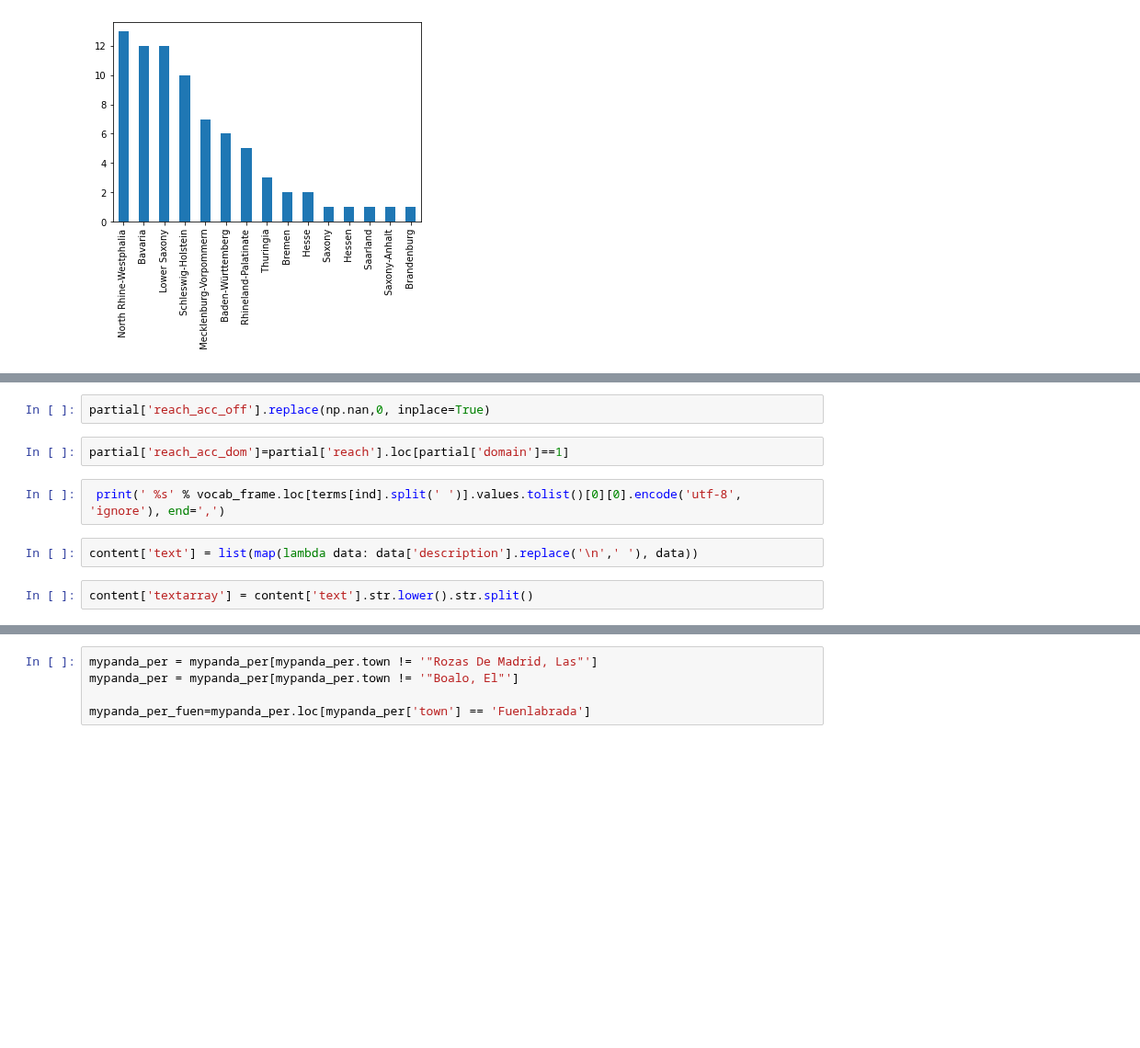
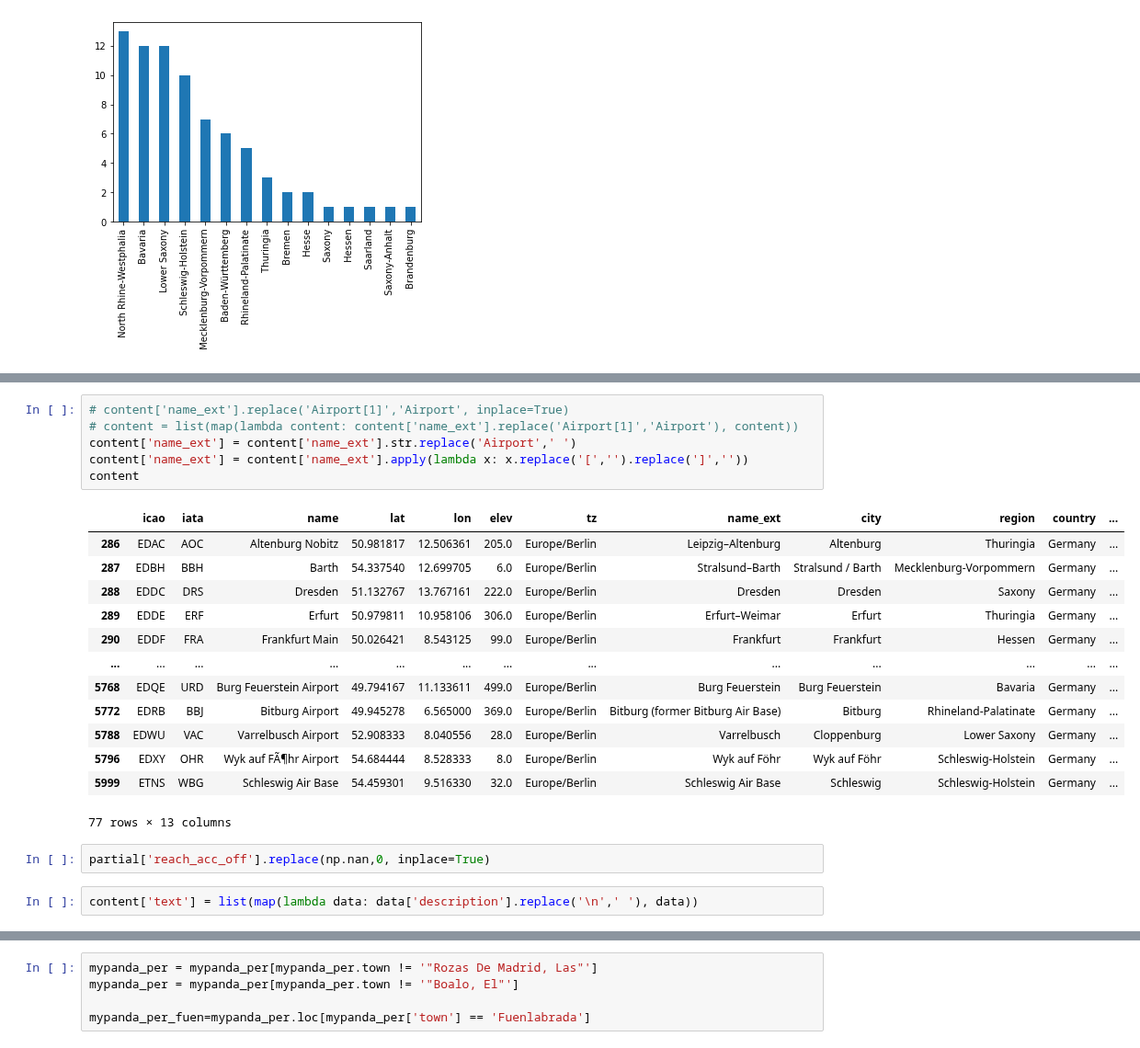
Before and after one commit to Datavizcowboy/PythonDatavizToolbox, a Jupyter notebook: Notebooks/01-Data_Structures/04-Pandas_Text_Filtering_Cleaning.ipynb, the cells around one changed output, grey strips where cells are left out. Shown at 92% size. Drawn from its saved outputs; the diff is of its cells as text; blank space fills up the shorter version.

Commit message:
Text cleaning

```diff
--- a/Notebooks/01-Data_Structures/04-Pandas_Text_Filtering_Cleaning.ipynb
+++ b/Notebooks/01-Data_Structures/04-Pandas_Text_Filtering_Cleaning.ipynb
@@ -108,10 +132,24 @@ rankingpost = rankingpost.reset_index()
+# %%
+# content['name_ext'].replace('Airport[1]','Airport', inplace=True)
+# content = list(map(lambda content: content['name_ext'].replace('Airport[1]','Airport'), content))
+content['name_ext'] = content['name_ext'].str.replace('Airport',' ')
+content['name_ext'] = content['name_ext'].apply(lambda x: x.replace('[','').replace(']',''))
+content
+# %% [output]
+|  | icao | iata | name | lat | lon | elev | tz | name_ext | city | region | country | ... |
+| 286 | EDAC | AOC | Altenburg Nobitz | 50.981817 | 12.506361 | 205.0 | Europe/Berlin | Leipzig–Altenburg | Altenburg | Thuringia | Germany | ... |
+| 287 | EDBH | BBH | Barth | 54.337540 | 12.699705 | 6.0 | Europe/Berlin | Stralsund–Barth | Stralsund / Barth | Mecklenburg-Vorpommern | Germany | ... |
+| 288 | EDDC | DRS | Dresden | 51.132767 | 13.767161 | 222.0 | Europe/Berlin | Dresden | Dresden | Saxony | Germany | ... |
+| 289 | EDDE | ERF | Erfurt | 50.979811 | 10.958106 | 306.0 | Europe/Berlin | Erfurt–Weimar | Erfurt | Thuringia | Germany | ... |
+| 290 | EDDF | FRA | Frankfurt Main | 50.026421 | 8.543125 | 99.0 | Europe/Berlin | Frankfurt | Frankfurt | Hessen | Germany | ... |
+| ... | ... | ... | ... | ... | ... | ... | ... | ... | ... | ... | ... | ... |
+| 5768 | EDQE | URD | Burg Feuerstein Airport | 49.794167 | 11.133611 | 499.0 | Europe/Berlin | Burg Feuerstein | Burg Feuerstein | Bavaria | Germany | ... |
+| 5772 | EDRB | BBJ | Bitburg Airport | 49.945278 | 6.565000 | 369.0 | Europe/Berlin | Bitburg (former Bitburg Air Base) | Bitburg | Rhineland-Palatinate | Germany | ... |
+| 5788 | EDWU | VAC | Varrelbusch Airport | 52.908333 | 8.040556 | 28.0 | Europe/Berlin | Varrelbusch | Cloppenburg | Lower Saxony | Germany | ... |
+| 5796 | EDXY | OHR | Wyk auf FÃ¶hr Airport | 54.684444 | 8.528333 | 8.0 | Europe/Berlin | Wyk auf Föhr | Wyk auf Föhr | Schleswig-Holstein | Germany | ... |
+| 5999 | ETNS | WBG | Schleswig Air Base | 54.459301 | 9.516330 | 32.0 | Europe/Berlin | Schleswig Air Base | Schleswig | Schleswig-Holstein | Germany | ... |
+77 rows × 13 columns
 # %%
 partial['reach_acc_off'].replace(np.nan,0, inplace=True)
-# %%
-partial['reach_acc_dom']=partial['reach'].loc[partial['domain']==1]
-# %%
- print(' %s' % vocab_frame.loc[terms[ind].split(' ')].values.tolist()[0][0].encode('utf-8', 'ignore'), end=',')
 # %%
 content['text'] = list(map(lambda data: data['description'].replace('\n',' '), data))
-# %%
-content['textarray'] = content['text'].str.lower().str.split()
```
Also changed, not shown: parts of 7 cells of this notebook.
